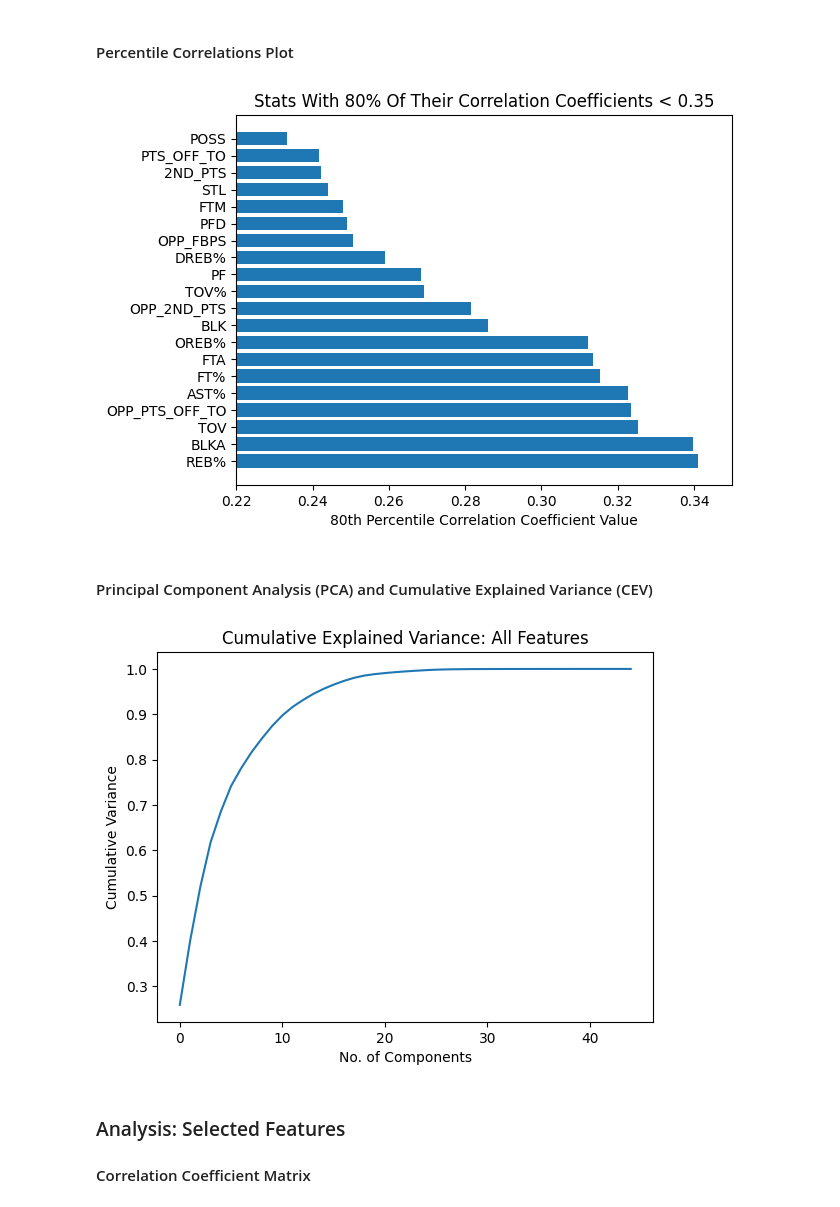
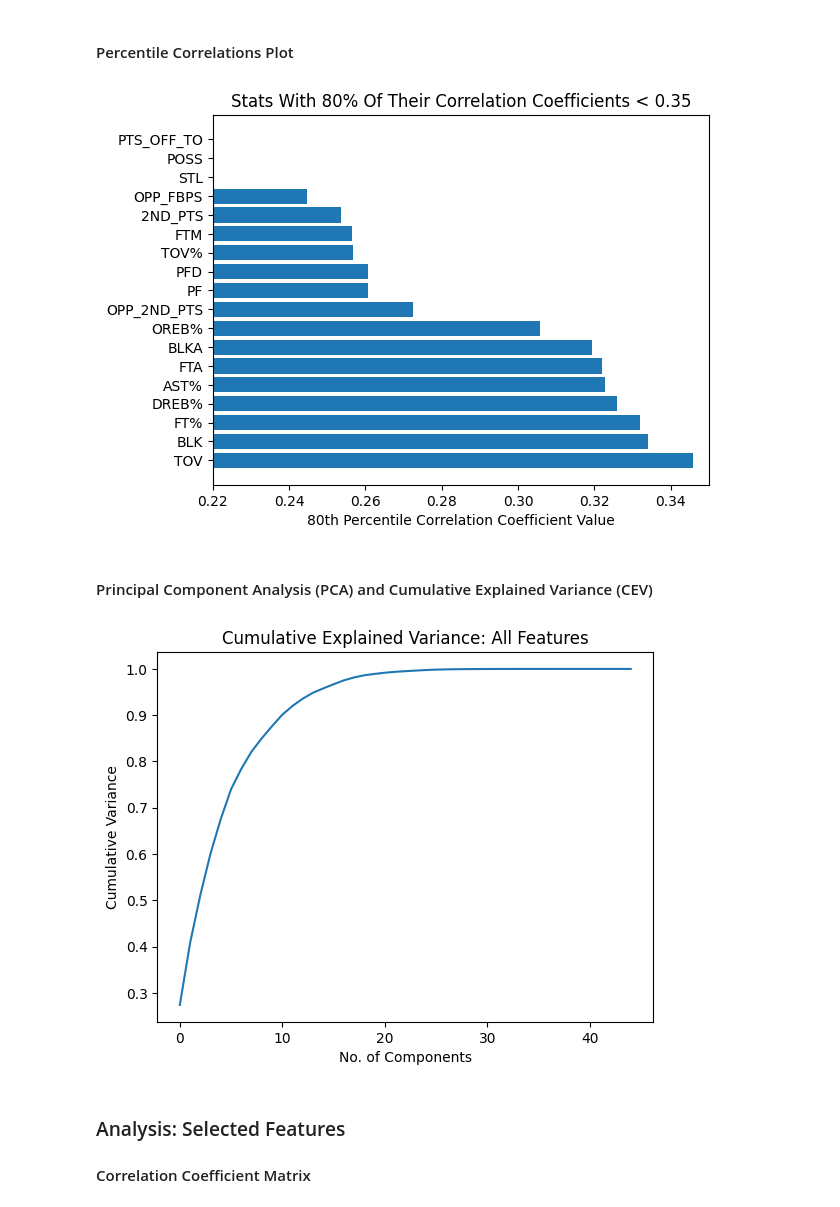
Before and after one commit to cdpeters/nba-prediction-analysis, a Jupyter notebook: machine_learning/nba_stats_ml.ipynb, the cells around one changed output. Drawn from its saved outputs; the diff is of its cells as text; code cells hidden in the pictures.

Commit message:
Move scaling operation to after the test train split

```diff
--- a/machine_learning/nba_stats_ml.ipynb
+++ b/machine_learning/nba_stats_ml.ipynb
@@ -402,3 +368,17 @@ Number of selected features: 7
+# %%
+# `X` contains the features and `y` contains the labels.
+X = model_stats[all_features]
+# Transform the `CHAMPION` column of model_stats using a `LabelEncoder` transformer to
+# produce the labels.
+le = LabelEncoder()
+y = le.fit_transform(model_stats["CHAMPION"])
+
+# Split the dataset into training and testing sets.
+# Stratifying the data is important since we have 6 champions and 90 non-champions (a
+# strong imbalance across the two groups).
+X_train, X_test, y_train, y_test = train_test_split(
+    X, y, test_size=0.25, random_state=1, stratify=y
+)
 # %% [markdown]
 ### Analysis: All Features
 #### Correlation Coefficient Matrix
@@ -408,3 +385,11 @@ corr_all = model_stats[all_features].corr()
+# %%
+# Normalize the data so that all features have the same scale.
+scaler_all = StandardScaler()
+X_train_scaled_all = scaler_all.fit_transform(X_train)
+# Convert `X_train_scaled` back into a DataFram in order to use the `corr` method
+X_train_scaled_all = pd.DataFrame(X_train_scaled_all, columns=X_train.columns)
+# Calculate the correlation matrix for all features.
+corr_all = X_train_scaled_all.corr()
 # %% [markdown]
 #### Heatmap
 # %%
@@ -428,14 +414,18 @@ plt.show()
 #### Maximum and 80th Percentile Correlation Calculations
 # %%
 def get_percentile_corr(corr_col: Series, percentile: float = 1.0) -> float:
-    """Returns the percentile value for a given Series `corr_col`."""
-    # The value at index 0 is removed since this is just the correlation of the stat with itself.
+    """Returns the percentile value for a given Series `corr_col`.
+
+    The default value for `percentile` will return the maximum value of the Series.
+    """
+    # The value at index 0 is removed since this is just the correlation of the stat
+    # with itself.
     corr_col = corr_col.abs().sort_values(ascending=False)[1:]
     return corr_col.quantile(q=percentile)
 
 
-# Apply `get_percentile_corr` function to each column in `corr`. To find max correlation values, use `get_percentile_corr`
-# with the default value for the `percentile` parameter.
+# Apply `get_percentile_corr` to each column in `corr` using the default value for the
+# percentile parameter to return max correlation values.
 max_corrs = corr_all.agg(func=get_percentile_corr)
 percentile_corrs = corr_all.agg(func=get_percentile_corr, percentile=percentile)
 # %% [markdown]
@@ -493,38 +483,32 @@ Stats with 80th percentile r-value < 0.35: ['REB%', 'BLKA', 'TOV', 'OPP_PTS_OFF_
 # %% [markdown]
 #### Percentile Correlations Plot
 # %%
-# Percentile correlation plot.
 fig, ax = plt.subplots()
+# Horizontal bar chart of 80th percentile correlations.
 ax.barh(percentile_corrs.index, percentile_corrs)
 ax.set_title(
     f"Stats With {int(round(100*percentile))}% Of Their Correlation Coefficients < {percentile_corr_threshold}"
 )
 ax.set_xlabel(
     f"{int(round(100*percentile))}th Percentile Correlation Coefficient Value"
 )
 ax.set_xlim(0.22, 0.35)
 
 # Save image to file.
 fig.savefig(
-    fname=images_dir / "percentile_correlation_coefficients.png",
-    dpi=image_dpi,
+    fname=IMAGES_DIR / "percentile_correlation_coefficients.png",
+    dpi=IMAGE_DPI,
     bbox_inches="tight",
 )
 
 plt.show()
 # %% [output]
-[figure, old version]
+[figure, new version]
 # %% [markdown]
 #### Principal Component Analysis (PCA) and Cumulative Explained Variance (CEV)
 # %%
-# Create an instance of the `StandardScaler` class.
-scaler = StandardScaler()
-# Scale the stats to remove the mean and scale to unit variance prior to PCA.
-# The output, `model_stats_all_scaled`, is a numpy ndarray.
-model_stats_all_scaled = scaler.fit_transform(model_stats[all_features])
-
 # Compute PCA using the scaled all feature stats ndarray.
-pca_all = PCA(svd_solver="full").fit(model_stats_all_scaled)
+pca_all = PCA(svd_solver="full").fit(X_train_scaled_all)
 
 # Cumulative explained variance plot.
 fig, ax = plt.subplots()
@@ -535,14 +519,14 @@ ax.set_ylabel("Cumulative Variance")
 
 # Save image to file.
 fig.savefig(
-    fname=images_dir / "cumulative_explained_variance_all_features.png",
-    dpi=image_dpi,
+    fname=IMAGES_DIR / "cumulative_explained_variance_all_features.png",
+    dpi=IMAGE_DPI,
     bbox_inches="tight",
 )
 
 plt.show()
 # %% [output]
-[figure, old version]
+[figure, new version]
 # %% [markdown]
 ### Analysis: Selected Features
 #### Correlation Coefficient Matrix
```
Also changed, not shown: parts of 42 cells of this notebook.
